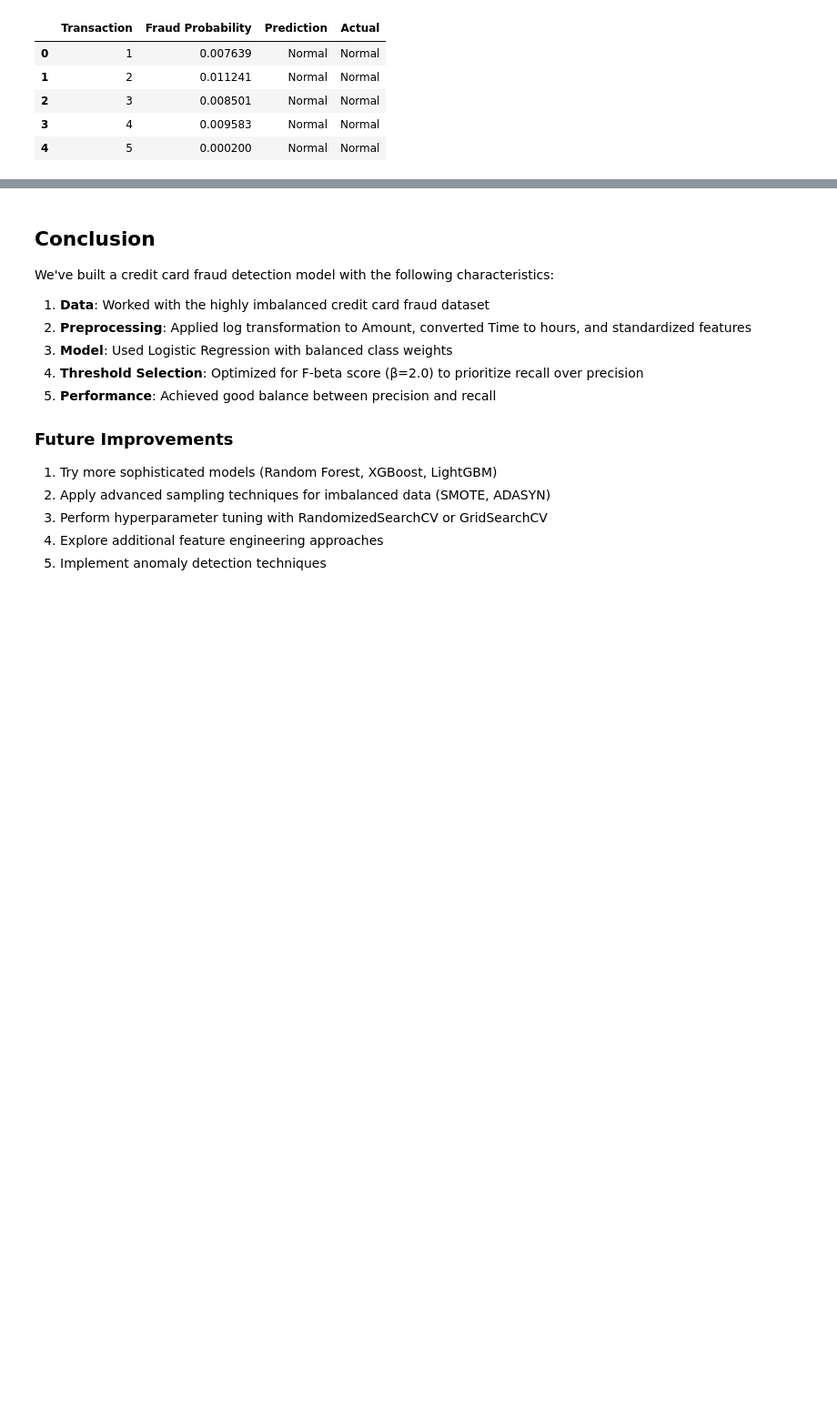
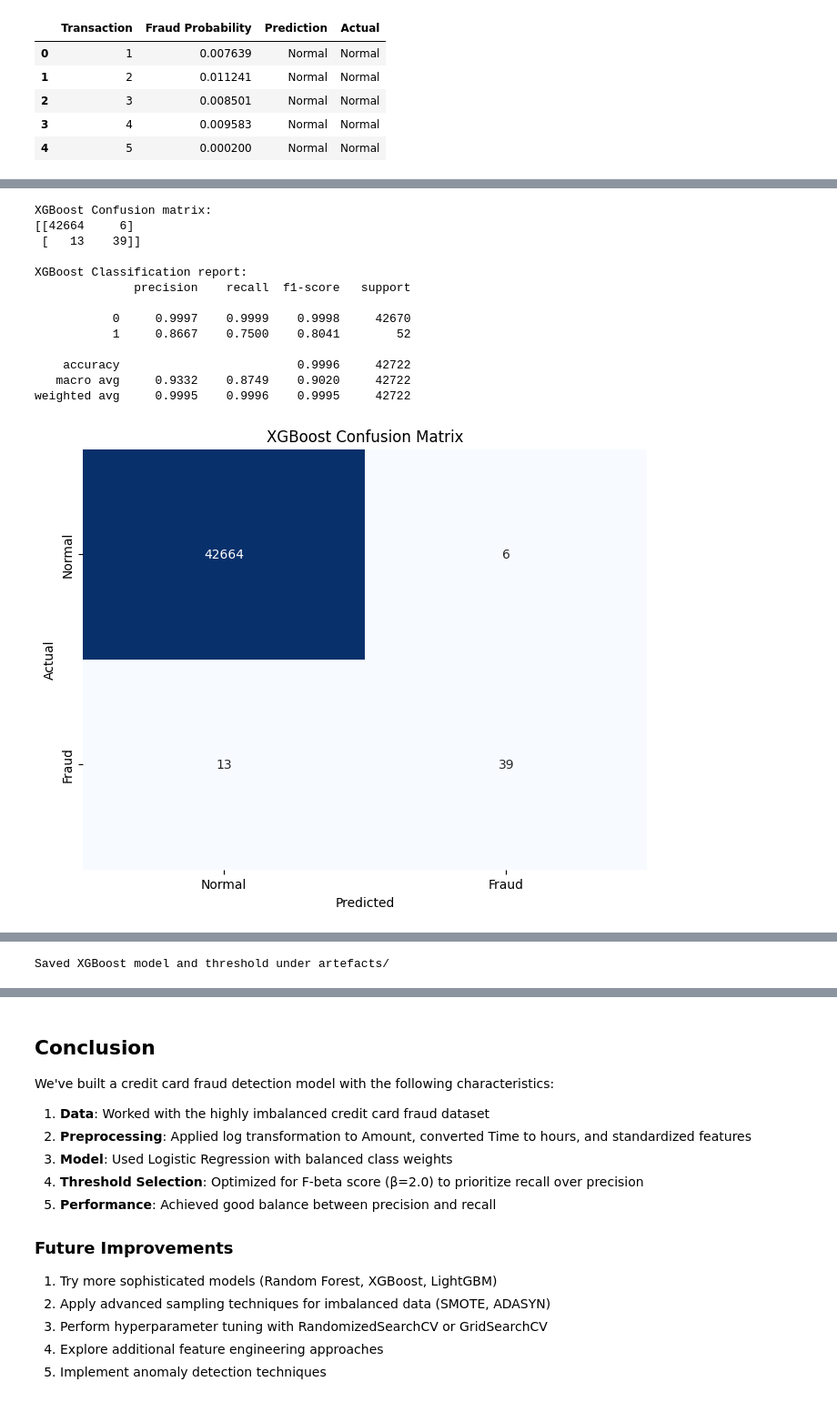
Before and after one commit to sahsangh/FinalProjectDataScience, a Jupyter notebook: finalProject.ipynb, the cells around one changed output, grey strips where cells are left out. Shown at 91% size. Drawn from its saved outputs; the diff is of its cells as text; code cells hidden in the pictures; blank space fills up the shorter version.

```diff
--- a/finalProject.ipynb
+++ b/finalProject.ipynb
@@ -530,0 +744,54 @@ Loaded model and threshold: beta = 2.0, threshold = 0.9999
+# %%
+# Final evaluation with best threshold
+y_test_pred_xgb = (y_test_proba_xgb >= best_threshold_xgb).astype(int)
+cm_xgb = confusion_matrix(y_test, y_test_pred_xgb)
+print("XGBoost Confusion matrix:")
+print(cm_xgb)
+print("\nXGBoost Classification report:")
+print(classification_report(y_test, y_test_pred_xgb, digits=4))
+
+# Visualize confusion matrix
+plt.figure(figsize=(8, 6))
+sns.heatmap(cm_xgb, annot=True, fmt='d', cmap='Blues', cbar=False,
+            xticklabels=['Normal', 'Fraud'],
+            yticklabels=['Normal', 'Fraud'])
+plt.xlabel('Predicted')
+plt.ylabel('Actual')
+plt.title('XGBoost Confusion Matrix')
+plt.show()
+
+# Plot PR & ROC curves
+plot_pr_roc(y_test, y_test_proba_xgb, title_suffix=" (XGBoost Test)")
+
+# XGBoost feature importance
+feature_names = ['Amount', 'Time'] + [f'V{i}' for i in range(1, 29)]
+importances = xgb_simple_pipe.named_steps['clf'].feature_importances_
+
+# Create DataFrame for visualization
+feature_importance_xgb = pd.DataFrame({
+    'Feature': feature_names,
+    'Importance': importances
+})
+feature_importance_xgb = feature_importance_xgb.sort_values('Importance', ascending=False)
+
+# Plot feature importance
+plt.figure(figsize=(12, 8))
+sns.barplot(x='Importance', y='Feature', data=feature_importance_xgb.head(15))
+plt.title('Top 15 Features by XGBoost Importance')
+plt.tight_layout()
+plt.show()
+# %% [output]
+XGBoost Confusion matrix:
+[[42664     6]
+ [   13    39]]
+
+XGBoost Classification report:
+              precision    recall  f1-score   support
+
+           0     0.9997    0.9999    0.9998     42670
+           1     0.8667    0.7500    0.8041        52
+
+    accuracy                         0.9996     42722
+   macro avg     0.9332    0.8749    0.9020     42722
+weighted avg     0.9995    0.9996    0.9995     42722
+[figure, added]
@@ -530,0 +801,7 @@ Loaded model and threshold: beta = 2.0, threshold = 0.9999
+# %%
+# Persist XGBoost model and threshold
+joblib.dump(xgb_simple_pipe, artefact_dir / "xgb_fraud_model.joblib")
+joblib.dump({"threshold": best_threshold_xgb, "beta": beta}, artefact_dir / "threshold_xgb.joblib")
+print(f"Saved XGBoost model and threshold under {artefact_dir}/")
+# %% [output]
+Saved XGBoost model and threshold under artefacts/
```
Also changed, not shown: parts of 12 cells of this notebook, 17 other files.
